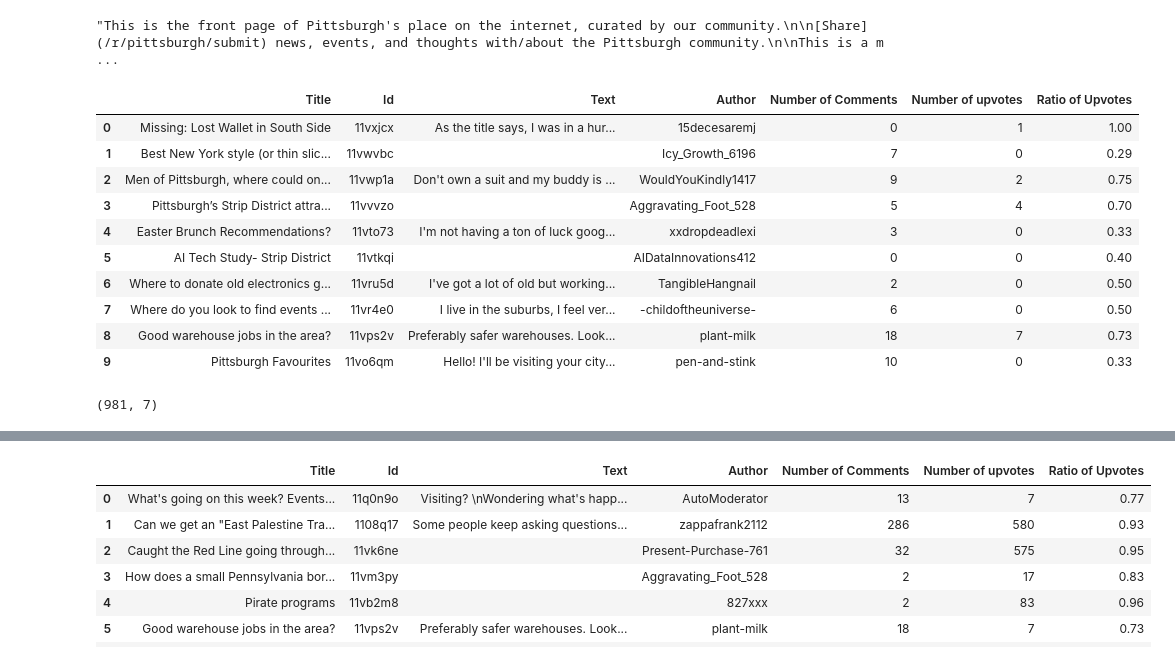
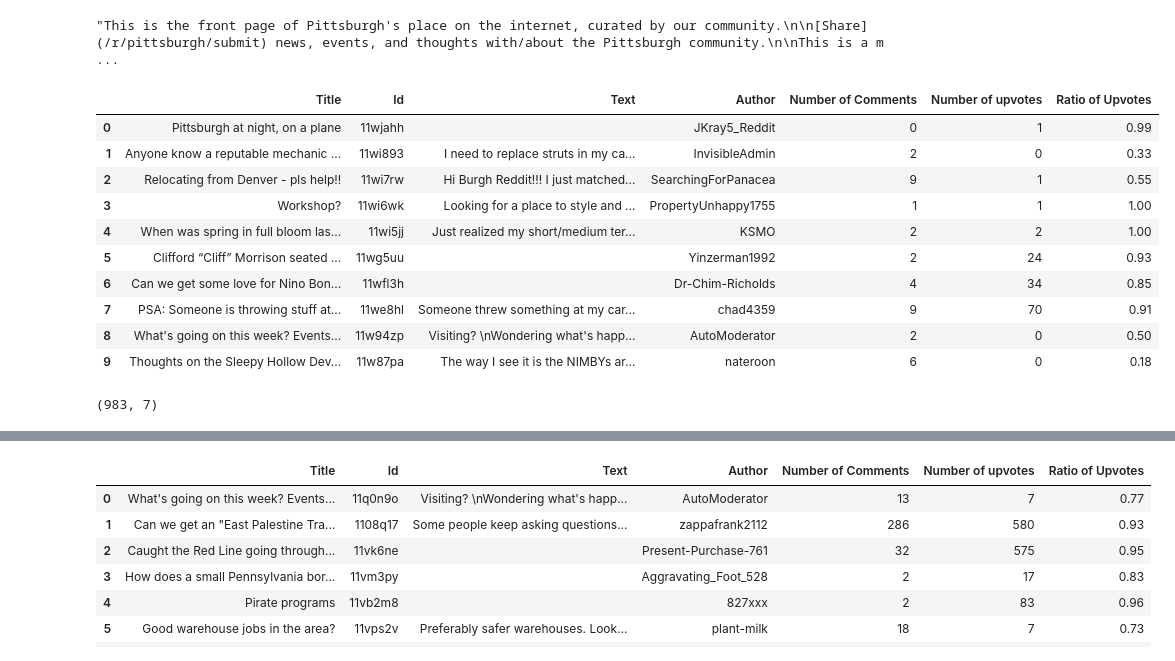
Before and after one commit to Data-Science-for-Linguists-2023/For-Reddit-Grammaticality-Analysis, a Jupyter notebook: notebooks/dataCollection.ipynb, the cells around one changed output, grey strips where cells are left out. Cells and saved outputs as stored; diff of their text form; code cells hidden in the pictures.

```diff
--- a/notebooks/dataCollection.ipynb
+++ b/notebooks/dataCollection.ipynb
@@ -1063,40 +1063,40 @@ pgh_posts.description
 # %%
 # New lists
 titles, texts, ids, authors, numComments, scores, upvoteRatios = [], [], [], [], [], [], []
 
 # Appending various aspects of posts to lists
-[[ids.append(x.id), authors.append(x.author), titles.append(x.title), texts.append(x.selftext), numComments.append(x.num_comments), scores.append(x.score),upvoteRatios.append(x.upvote_ratio)] for x in pgh_posts.new(limit = 5000)]
+[[ids.append(x.id), authors.append(x.author), titles.append(x.title), texts.append(x.selftext), numComments.append(x.num_comments), scores.append(x.score),upvoteRatios.append(x.upvote_ratio)] for x in pgh_posts.new(limit = 10000)]
 
 # New dataframe
 pgh_df = pd.DataFrame()
 
 # Assigning lists to columns
 pgh_df['Title'] = titles
 pgh_df['Id'] = ids
 pgh_df['Text'] = texts
 pgh_df['Author'] = authors
 pgh_df['Number of Comments'] = numComments
 pgh_df['Number of upvotes'] = scores
 pgh_df['Ratio of Upvotes'] = upvoteRatios
 
 # Print head
 pgh_df.head(10)
 # %% [output]
 |  | Title | Id | Text | Author | Number of Comments | Number of upvotes | Ratio of Upvotes |
-| 0 | Missing: Lost Wallet in South Side | 11vxjcx | As the title says, I was in a hur... | 15decesaremj | 0 | 1 | 1.00 |
-| 1 | Best New York style (or thin slic... | 11vwvbc |  | Icy_Growth_6196 | 7 | 0 | 0.29 |
-| 2 | Men of Pittsburgh, where could on... | 11vwp1a | Don't own a suit and my buddy is ... | WouldYouKindly1417 | 9 | 2 | 0.75 |
-| 3 | Pittsburgh’s Strip District attra... | 11vvvzo |  | Aggravating_Foot_528 | 5 | 4 | 0.70 |
-| 4 | Easter Brunch Recommendations? | 11vto73 | I'm not having a ton of luck goog... | xxdropdeadlexi | 3 | 0 | 0.33 |
-| 5 | AI Tech Study- Strip District | 11vtkqi |  | AIDataInnovations412 | 0 | 0 | 0.40 |
-| 6 | Where to donate old electronics g... | 11vru5d | I've got a lot of old but working... | TangibleHangnail | 2 | 0 | 0.50 |
-| 7 | Where do you look to find events ... | 11vr4e0 | I live in the suburbs, I feel ver... | -childoftheuniverse- | 6 | 0 | 0.50 |
-| 8 | Good warehouse jobs in the area? | 11vps2v | Preferably safer warehouses. Look... | plant-milk | 18 | 7 | 0.73 |
-| 9 | Pittsburgh Favourites | 11vo6qm | Hello! I'll be visiting your city... | pen-and-stink | 10 | 0 | 0.33 |
+| 0 | Pittsburgh at night, on a plane | 11wjahh |  | JKray5_Reddit | 0 | 1 | 0.99 |
+| 1 | Anyone know a reputable mechanic ... | 11wi893 | I need to replace struts in my ca... | InvisibleAdmin | 2 | 0 | 0.33 |
+| 2 | Relocating from Denver - pls help!! | 11wi7rw | Hi Burgh Reddit!!! I just matched... | SearchingForPanacea | 9 | 1 | 0.55 |
+| 3 | Workshop? | 11wi6wk | Looking for a place to style and ... | PropertyUnhappy1755 | 1 | 1 | 1.00 |
+| 4 | When was spring in full bloom las... | 11wi5jj | Just realized my short/medium ter... | KSMO | 2 | 2 | 1.00 |
+| 5 | Clifford “Cliff” Morrison seated ... | 11wg5uu |  | Yinzerman1992 | 2 | 24 | 0.93 |
+| 6 | Can we get some love for Nino Bon... | 11wfl3h |  | Dr-Chim-Richolds | 4 | 34 | 0.85 |
+| 7 | PSA: Someone is throwing stuff at... | 11we8hl | Someone threw something at my car... | chad4359 | 9 | 70 | 0.91 |
+| 8 | What's going on this week? Events... | 11w94zp | Visiting? \nWondering what's happ... | AutoModerator | 2 | 0 | 0.50 |
+| 9 | Thoughts on the Sleepy Hollow Dev... | 11w87pa | The way I see it is the NIMBYs ar... | nateroon | 6 | 0 | 0.18 |
 # %%
 pgh_df.shape
 # %% [output]
-(981, 7)
+(983, 7)
 # %%
 pgh_df.replace('', np.nan, inplace = True)
 pgh_df.dropna(inplace = True)
```
Also changed, not shown: parts of 41 cells of this notebook, 16 other files.
